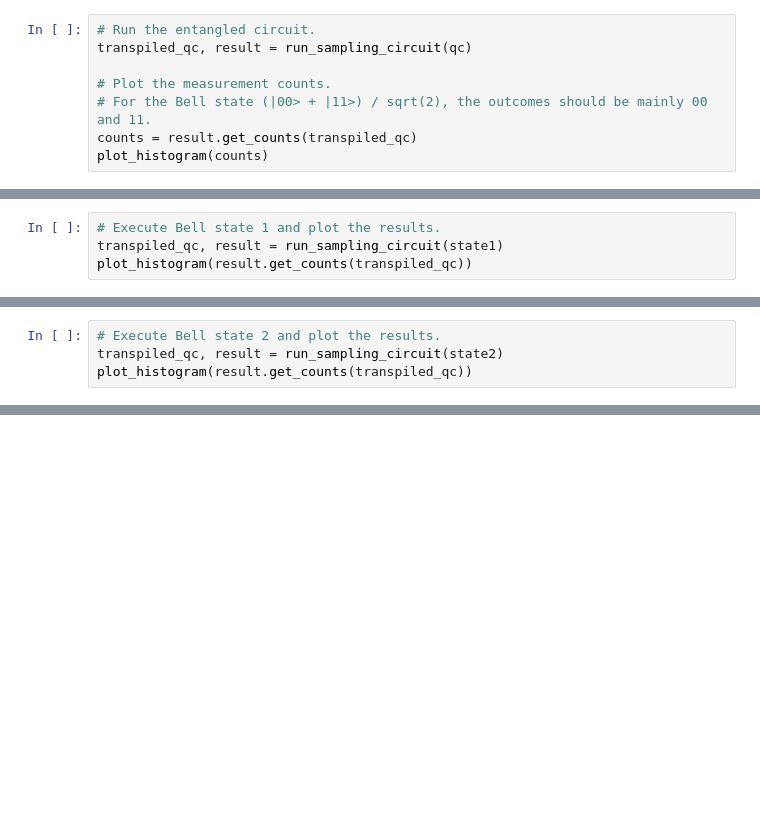
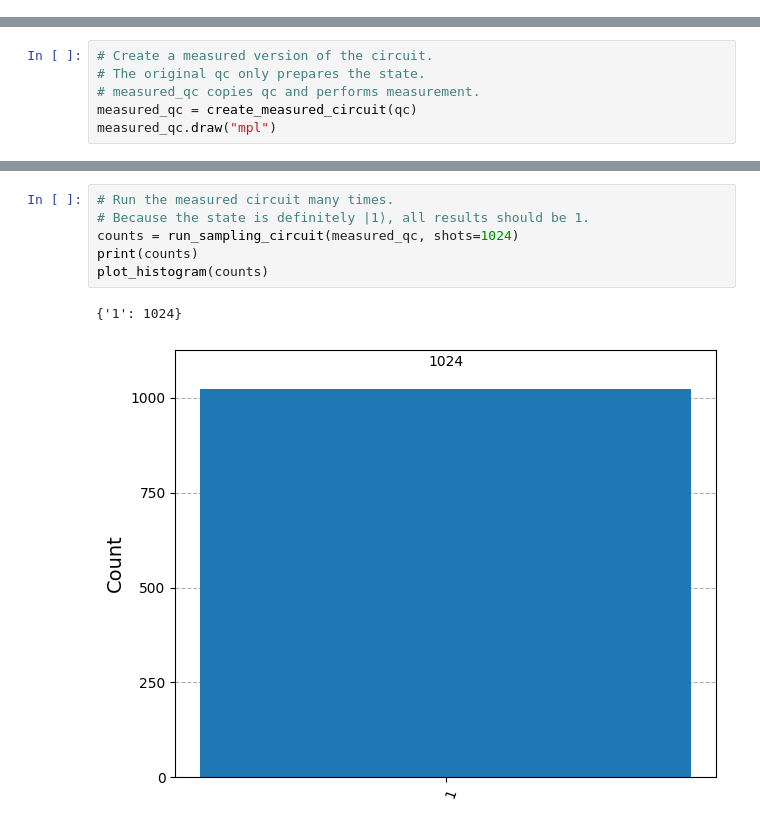
Before and after one commit to QuPepe/qc, a Jupyter notebook: exercise1.ipynb, the cells around one changed output, grey strips where cells are left out. Cells and saved outputs as stored; diff of their text form; blank space fills up the shorter version.

```diff
--- a/exercise1.ipynb
+++ b/exercise1.ipynb
@@ -275,8 +0,0 @@ qc.draw(output = "mpl")
-# %%
-# Run the entangled circuit.
-transpiled_qc, result = run_sampling_circuit(qc)
-
-# Plot the measurement counts.
-# For the Bell state (|00> + |11>) / sqrt(2), the outcomes should be mainly 00 and 11.
-counts = result.get_counts(transpiled_qc)
-plot_histogram(counts)
@@ -315,4 +0,0 @@ state1.draw(output = "mpl")
-# %%
-# Execute Bell state 1 and plot the results.
-transpiled_qc, result = run_sampling_circuit(state1)
-plot_histogram(result.get_counts(transpiled_qc))
@@ -345,4 +0,0 @@ state2.draw(output = "mpl")
-# %%
-# Execute Bell state 2 and plot the results.
-transpiled_qc, result = run_sampling_circuit(state2)
-plot_histogram(result.get_counts(transpiled_qc))
@@ -357,0 +199,6 @@ qiskit-aer: 0.17.2
+# %%
+# Create a measured version of the circuit.
+# The original qc only prepares the state.
+# measured_qc copies qc and performs measurement.
+measured_qc = create_measured_circuit(qc)
+measured_qc.draw("mpl")
@@ -357,0 +207,9 @@ qiskit-aer: 0.17.2
+# %%
+# Run the measured circuit many times.
+# Because the state is definitely |1⟩, all results should be 1.
+counts = run_sampling_circuit(measured_qc, shots=1024)
+print(counts)
+plot_histogram(counts)
+# %% [output]
+{'1': 1024}
+[figure, added]
```
Also changed, not shown: parts of 86 cells of this notebook, 1 other file.
